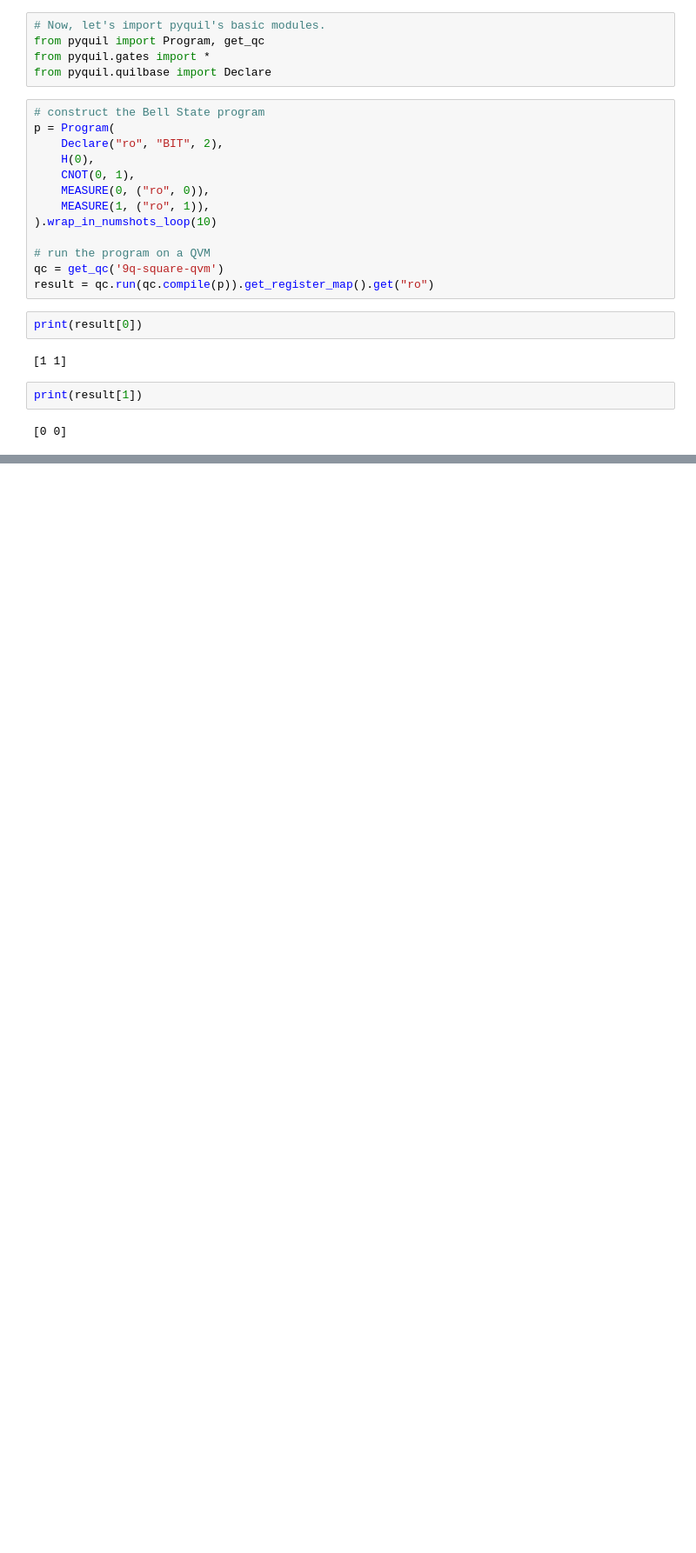
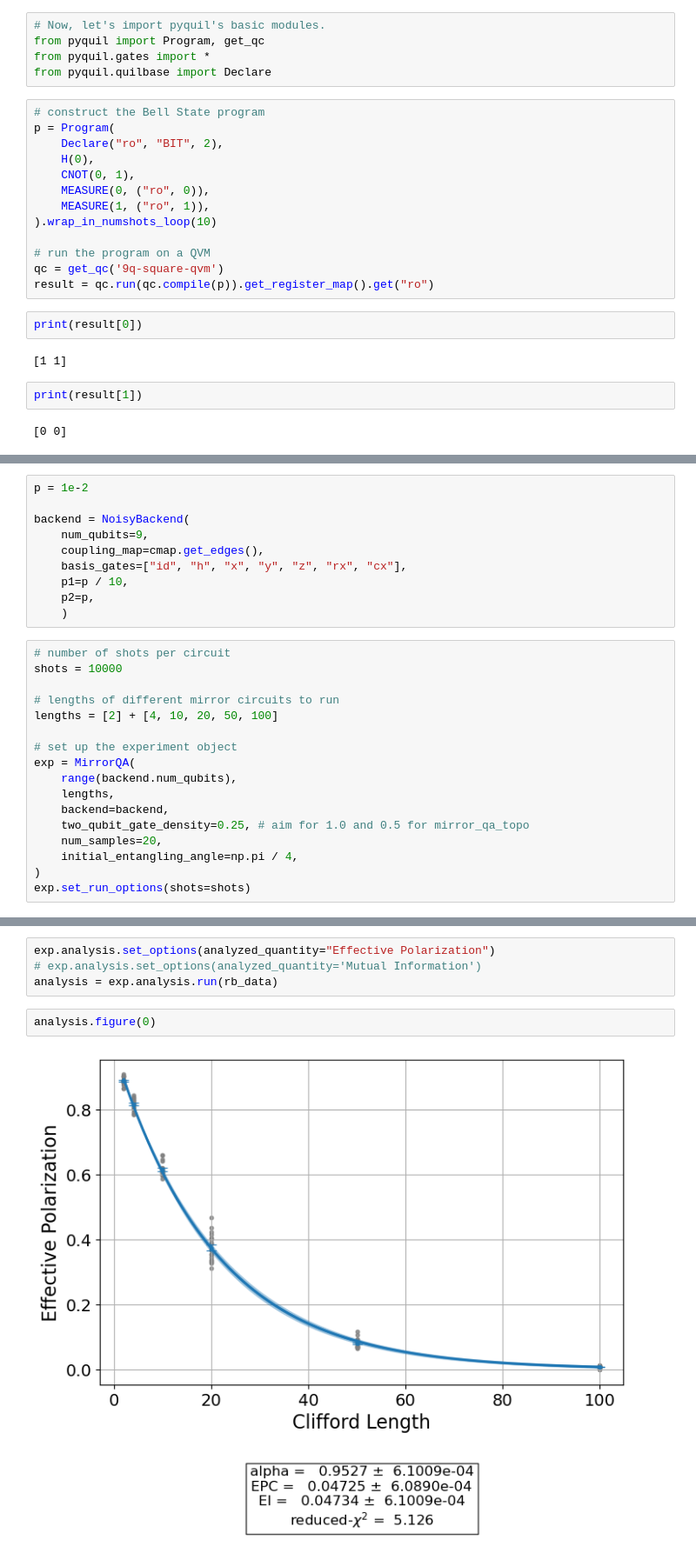
Before and after one commit to moth-quantum/qiskit-device-benchmarking, a Jupyter notebook: mirror_qa_topo.ipynb, the cells around one changed output, grey strips where cells are left out. Shown at 87% size. Drawn from its saved outputs; the diff is of its cells as text; blank space fills up the shorter version.

Commit message:
First attempt to run square lattice QA
Just used the example code from `mirror_qa.ipynb`.

```diff
--- a/mirror_qa_topo.ipynb
+++ b/mirror_qa_topo.ipynb
@@ -45,0 +123,27 @@ print(result[1])
+# %%
+p = 1e-2
+
+backend = NoisyBackend(
+    num_qubits=9,
+    coupling_map=cmap.get_edges(),
+    basis_gates=["id", "h", "x", "y", "z", "rx", "cx"],
+    p1=p / 10,
+    p2=p,
+    )
+# %%
+# number of shots per circuit
+shots = 10000
+
+# lengths of different mirror circuits to run
+lengths = [2] + [4, 10, 20, 50, 100]
+
+# set up the experiment object
+exp = MirrorQA(
+    range(backend.num_qubits),
+    lengths,
+    backend=backend,
+    two_qubit_gate_density=0.25, # aim for 1.0 and 0.5 for mirror_qa_topo
+    num_samples=20,
+    initial_entangling_angle=np.pi / 4,
+)
+exp.set_run_options(shots=shots)
@@ -45,0 +180,8 @@ print(result[1])
+# %%
+exp.analysis.set_options(analyzed_quantity="Effective Polarization")
+# exp.analysis.set_options(analyzed_quantity='Mutual Information')
+analysis = exp.analysis.run(rb_data)
+# %%
+analysis.figure(0)
+# %% [output]
+[figure, added]
```
Also changed, not shown: parts of 12 cells of this notebook, 1 other file.
